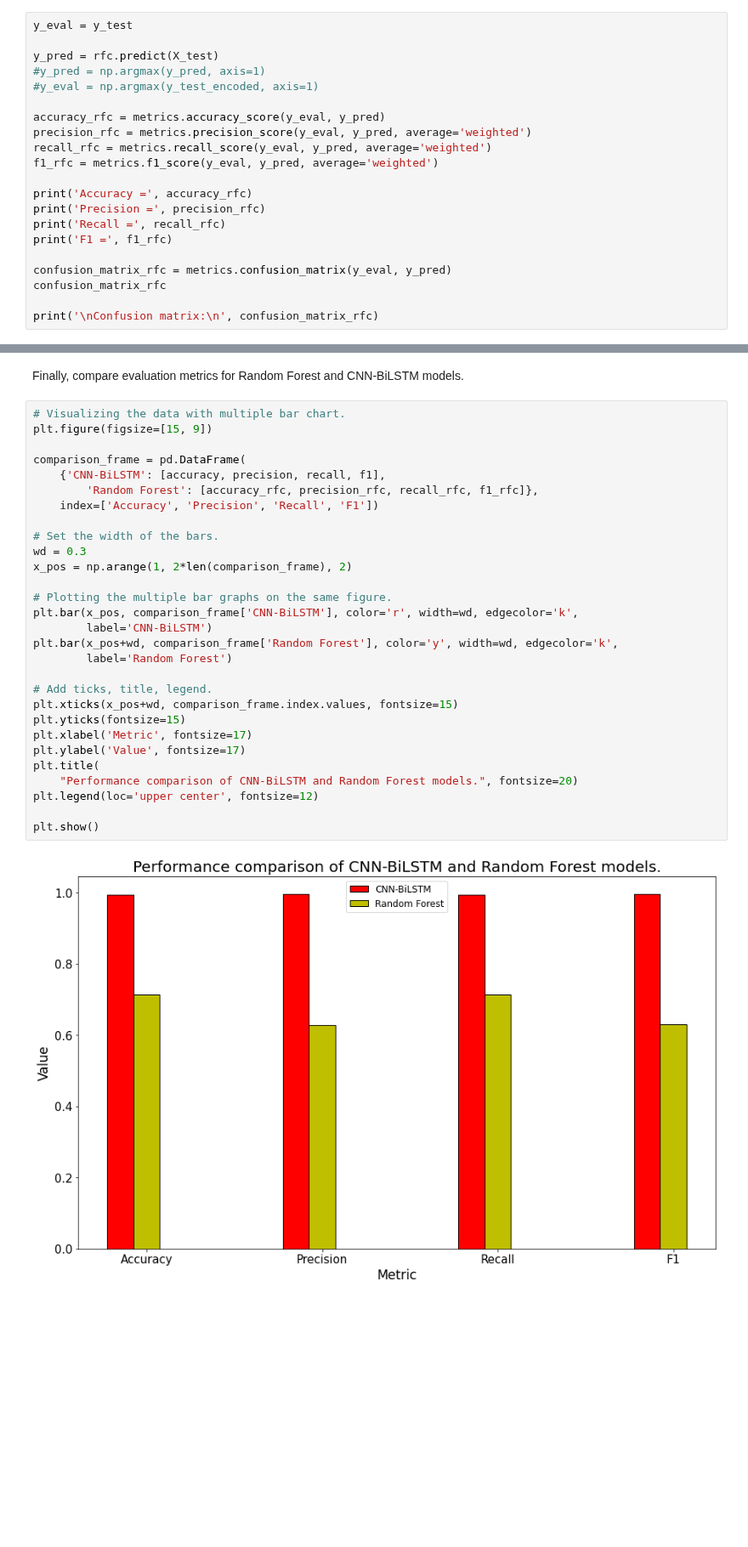
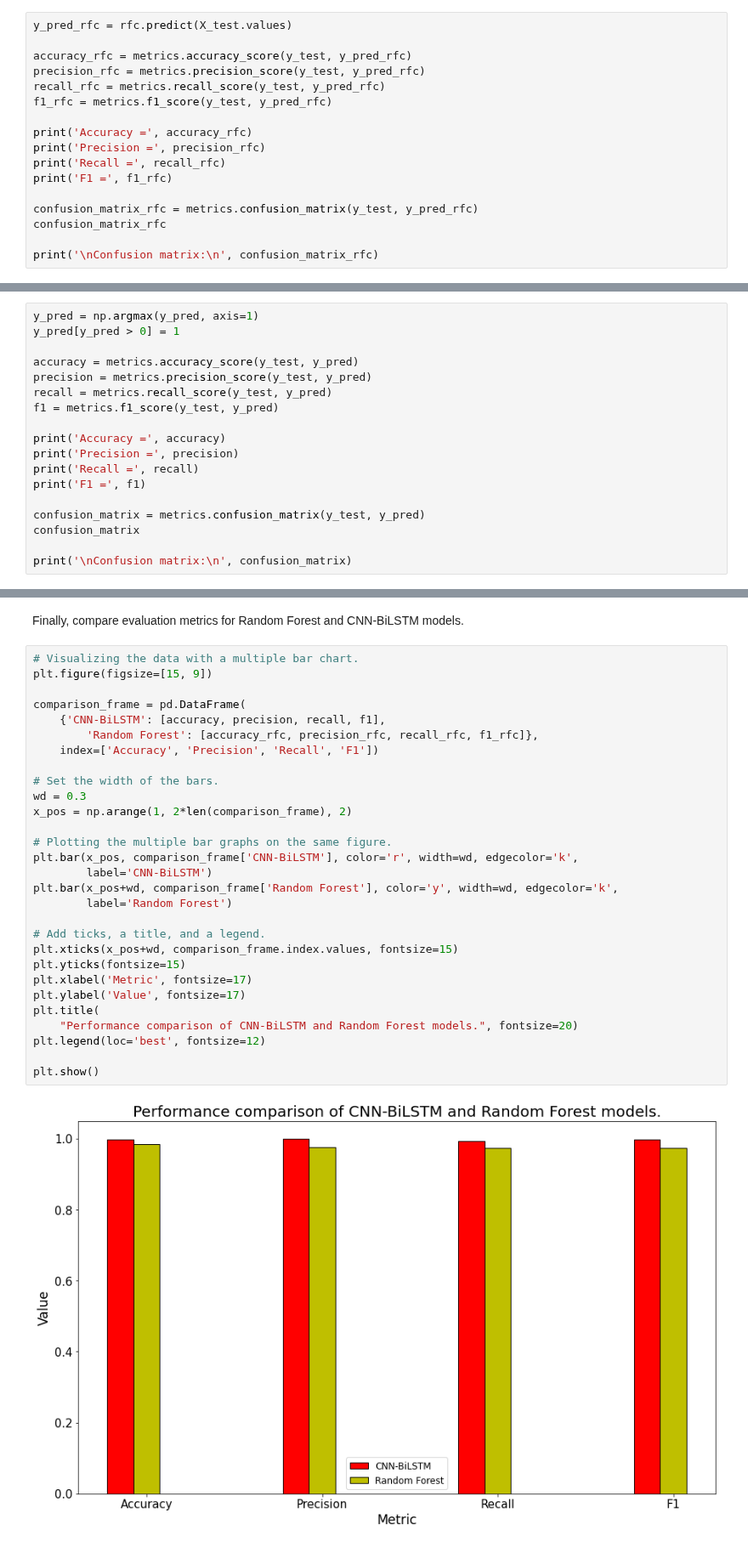
Before and after one commit to fisher85/ml-cybersecurity, a Jupyter notebook: python-web-attack-detection/web-attack-detection-using-CNN-BiLSTM.ipynb, the cells around one changed output, grey strips where cells are left out. Shown at 85% size. Saved outputs shown, nothing was run; the diff lists cells and outputs as text; blank space fills up the shorter version.

Commit message:
Fix CNN-BiLSTM comparison to Random Forest. Fix confusion matrix

```diff
--- a/python-web-attack-detection/web-attack-detection-using-CNN-BiLSTM.ipynb
+++ b/python-web-attack-detection/web-attack-detection-using-CNN-BiLSTM.ipynb
@@ -456,21 +453,17 @@ Get Random Forest model's evaluation metrics for the final fold of data.
 # %%
-y_eval = y_test
+y_pred_rfc = rfc.predict(X_test.values)
 
-y_pred = rfc.predict(X_test)
-#y_pred = np.argmax(y_pred, axis=1)
-#y_eval = np.argmax(y_test_encoded, axis=1)
-
-accuracy_rfc = metrics.accuracy_score(y_eval, y_pred)
-precision_rfc = metrics.precision_score(y_eval, y_pred, average='weighted')
-recall_rfc = metrics.recall_score(y_eval, y_pred, average='weighted')
-f1_rfc = metrics.f1_score(y_eval, y_pred, average='weighted')
+accuracy_rfc = metrics.accuracy_score(y_test, y_pred_rfc)
+precision_rfc = metrics.precision_score(y_test, y_pred_rfc)
+recall_rfc = metrics.recall_score(y_test, y_pred_rfc)
+f1_rfc = metrics.f1_score(y_test, y_pred_rfc)
 
 print('Accuracy =', accuracy_rfc)
 print('Precision =', precision_rfc)
 print('Recall =', recall_rfc)
 print('F1 =', f1_rfc)
 
-confusion_matrix_rfc = metrics.confusion_matrix(y_eval, y_pred)
+confusion_matrix_rfc = metrics.confusion_matrix(y_test, y_pred_rfc)
 confusion_matrix_rfc
 
 print('\nConfusion matrix:\n', confusion_matrix_rfc)
@@ -487,0 +481,18 @@ Confusion matrix:
+# %%
+y_pred = np.argmax(y_pred, axis=1)
+y_pred[y_pred > 0] = 1
+
+accuracy = metrics.accuracy_score(y_test, y_pred)
+precision = metrics.precision_score(y_test, y_pred)
+recall = metrics.recall_score(y_test, y_pred)
+f1 = metrics.f1_score(y_test, y_pred)
+
+print('Accuracy =', accuracy)
+print('Precision =', precision)
+print('Recall =', recall)
+print('F1 =', f1)
+
+confusion_matrix = metrics.confusion_matrix(y_test, y_pred)
+confusion_matrix
+
+print('\nConfusion matrix:\n', confusion_matrix)
@@ -488,33 +508,33 @@ Confusion matrix:
 # %% [markdown]
 Finally, compare evaluation metrics for Random Forest and CNN-BiLSTM models.
 # %%
-# Visualizing the data with multiple bar chart.
+# Visualizing the data with a multiple bar chart.
 plt.figure(figsize=[15, 9])
 
 comparison_frame = pd.DataFrame(
     {'CNN-BiLSTM': [accuracy, precision, recall, f1],
         'Random Forest': [accuracy_rfc, precision_rfc, recall_rfc, f1_rfc]},
     index=['Accuracy', 'Precision', 'Recall', 'F1'])
 
 # Set the width of the bars.
 wd = 0.3
 x_pos = np.arange(1, 2*len(comparison_frame), 2)
 
 # Plotting the multiple bar graphs on the same figure.
 plt.bar(x_pos, comparison_frame['CNN-BiLSTM'], color='r', width=wd, edgecolor='k',
         label='CNN-BiLSTM')
 plt.bar(x_pos+wd, comparison_frame['Random Forest'], color='y', width=wd, edgecolor='k',
         label='Random Forest')
 
-# Add ticks, title, legend.
+# Add ticks, a title, and a legend.
 plt.xticks(x_pos+wd, comparison_frame.index.values, fontsize=15)
 plt.yticks(fontsize=15)
 plt.xlabel('Metric', fontsize=17)
 plt.ylabel('Value', fontsize=17)
 plt.title(
     "Performance comparison of CNN-BiLSTM and Random Forest models.", fontsize=20)
-plt.legend(loc='upper center', fontsize=12)
+plt.legend(loc='best', fontsize=12)
 
 plt.show()
 # %% [output]
-[figure, old version]
+[figure, new version]
```
Also changed, not shown: parts of 12 cells of this notebook.
